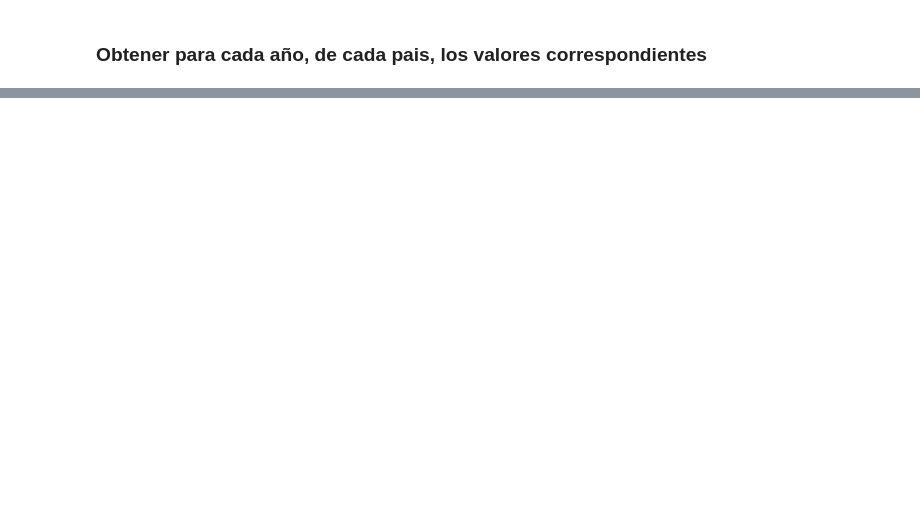
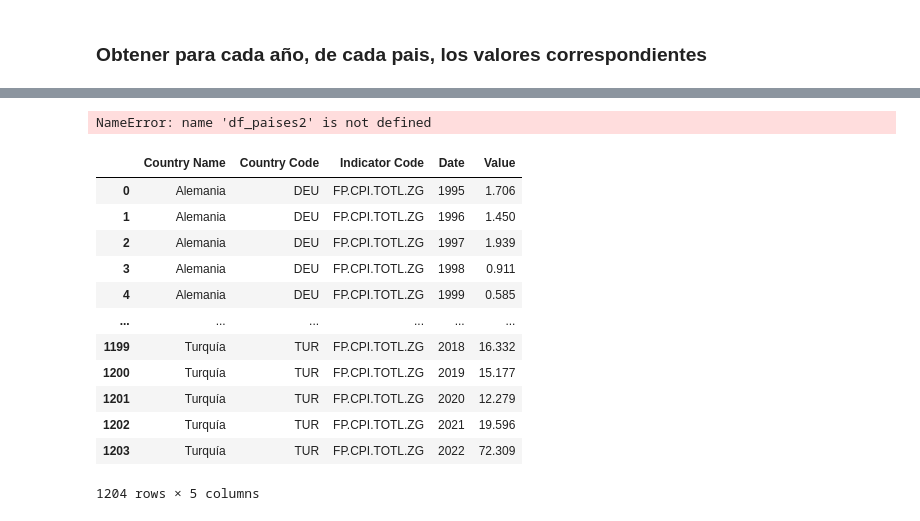
Before and after one commit to OscarToorres/BigData-IA, a Jupyter notebook: BigData/Proyecto/analisis_de_datos.ipynb, the cells around one changed output, grey strips where cells are left out. Drawn from its saved outputs; the diff is of its cells as text; code cells hidden in the pictures; blank space fills up the shorter version.

```diff
--- a/BigData/Proyecto/analisis_de_datos.ipynb
+++ b/BigData/Proyecto/analisis_de_datos.ipynb
@@ -113,0 +234,32 @@ pd.DataFrame.to_csv(df_paises,"inflacion_pais.csv")
+# %%
+pd.DataFrame.to_csv(df_paises2,"inflacion_pais.csv", sep=";",decimal=",")
+# %% [output]
+NameError: name 'df_paises2' is not defined
+# %%
+
+df_paises2 = df_paises2.drop(["Unnamed: 0.1", "Unnamed: 0", "Indicator Name","1993","1994"],axis=1)
+# %%
+df_new = df_paises2.melt(id_vars=["Country Name", "Country Code", "Indicator Code"],
+        var_name="Date",
+        value_name="Value")
+# %%
+df_new = df_new.sort_values(["Country Name", "Date"])
+df_new = df_new.reset_index()
+# %%
+df_new = df_new.drop("index",axis=1)
+# %%
+df_new
+# %% [output]
+|  | Country Name | Country Code | Indicator Code | Date | Value |
+| 0 | Alemania | DEU | FP.CPI.TOTL.ZG | 1995 | 1.706 |
+| 1 | Alemania | DEU | FP.CPI.TOTL.ZG | 1996 | 1.450 |
+| 2 | Alemania | DEU | FP.CPI.TOTL.ZG | 1997 | 1.939 |
+| 3 | Alemania | DEU | FP.CPI.TOTL.ZG | 1998 | 0.911 |
+| 4 | Alemania | DEU | FP.CPI.TOTL.ZG | 1999 | 0.585 |
+| ... | ... | ... | ... | ... | ... |
+| 1199 | Turquía | TUR | FP.CPI.TOTL.ZG | 2018 | 16.332 |
+| 1200 | Turquía | TUR | FP.CPI.TOTL.ZG | 2019 | 15.177 |
+| 1201 | Turquía | TUR | FP.CPI.TOTL.ZG | 2020 | 12.279 |
+| 1202 | Turquía | TUR | FP.CPI.TOTL.ZG | 2021 | 19.596 |
+| 1203 | Turquía | TUR | FP.CPI.TOTL.ZG | 2022 | 72.309 |
+1204 rows × 5 columns
```
Also changed, not shown: parts of 24 cells of this notebook, 29 other files.
